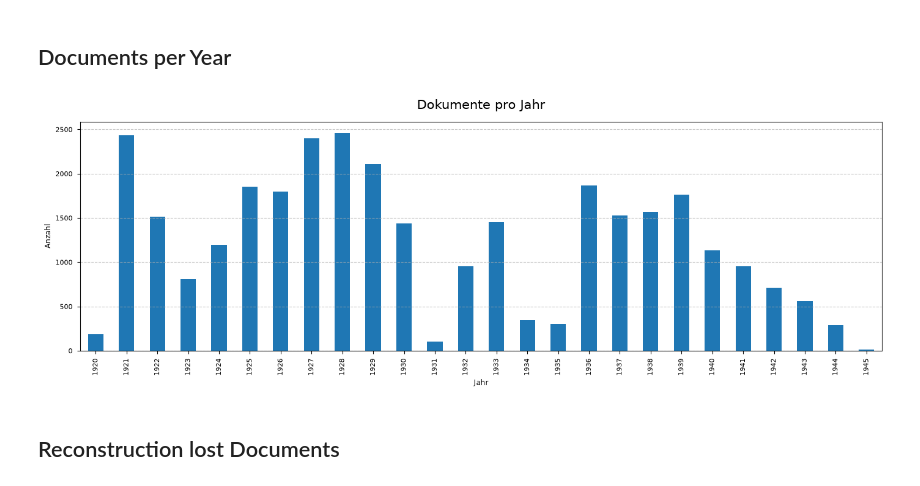
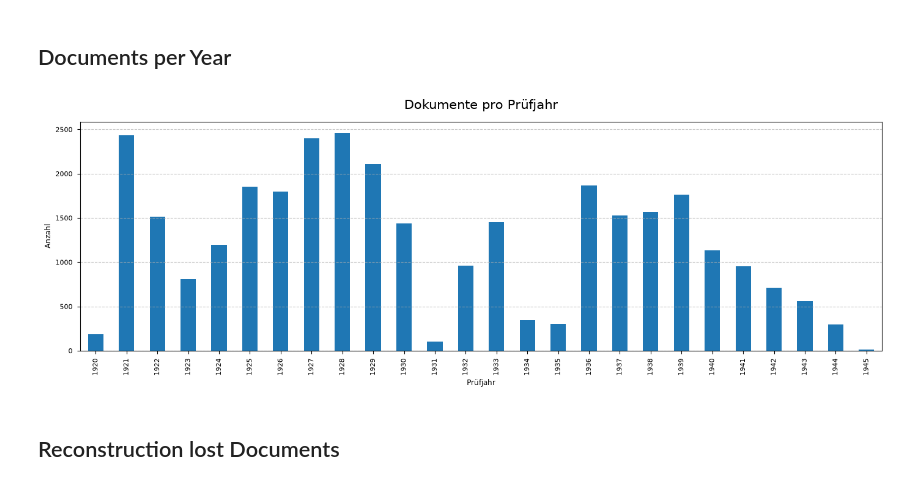
Before and after one commit to codemitdjango/german-film-censorship, a Jupyter notebook: src/analysis/metadata_analysis.ipynb, the cells around one changed output. Drawn from its saved outputs; the diff is of its cells as text; code cells hidden in the pictures.

Commit message:
rename plots

```diff
--- a/src/analysis/metadata_analysis.ipynb
+++ b/src/analysis/metadata_analysis.ipynb
@@ -166,24 +166,24 @@ gefiltertes_df
 # %%
 # data
 counts_per_year = df['Jahr'].value_counts().sort_index()
 
 # initialize Plot
 fig, ax = plt.subplots(figsize=(14, 5))
 counts_per_year.plot(kind='bar', ax=ax) #edgecolor='black'
 
 # Layout/Title
-ax.set_title('Dokumente pro Jahr', fontsize=15, pad=15)
-ax.set_xlabel('Jahr')
+ax.set_title('Dokumente pro Prüfjahr', fontsize=15, pad=15)
+ax.set_xlabel('Prüfjahr')
 ax.set_ylabel('Anzahl')
 
 ax.grid(axis='y', linestyle='--', alpha=0.7)
 
 fig.tight_layout()
 plt.style.use('seaborn-v0_8-paper')
 save_plts(plt, "plots/metadata/documents_by_year.png")
 plt.show()
 # %% [output]
-[figure, old version]
+[figure, new version]
 # %% [markdown]
 ## Reconstruction lost Documents
 # %%
```
Also changed, not shown: parts of 5 cells of this notebook, 9 other files.
